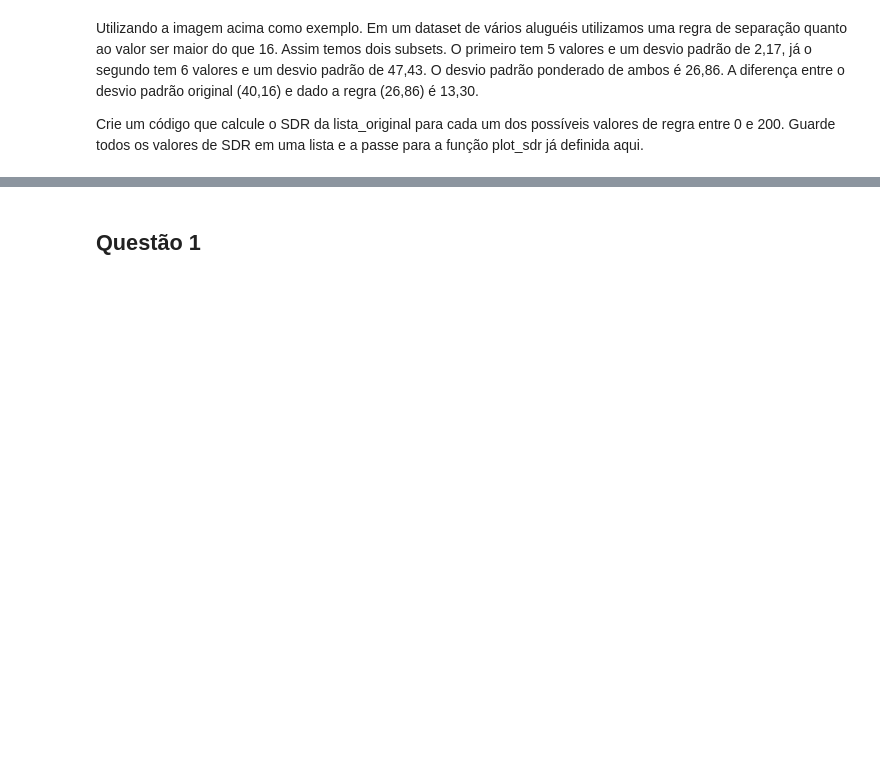
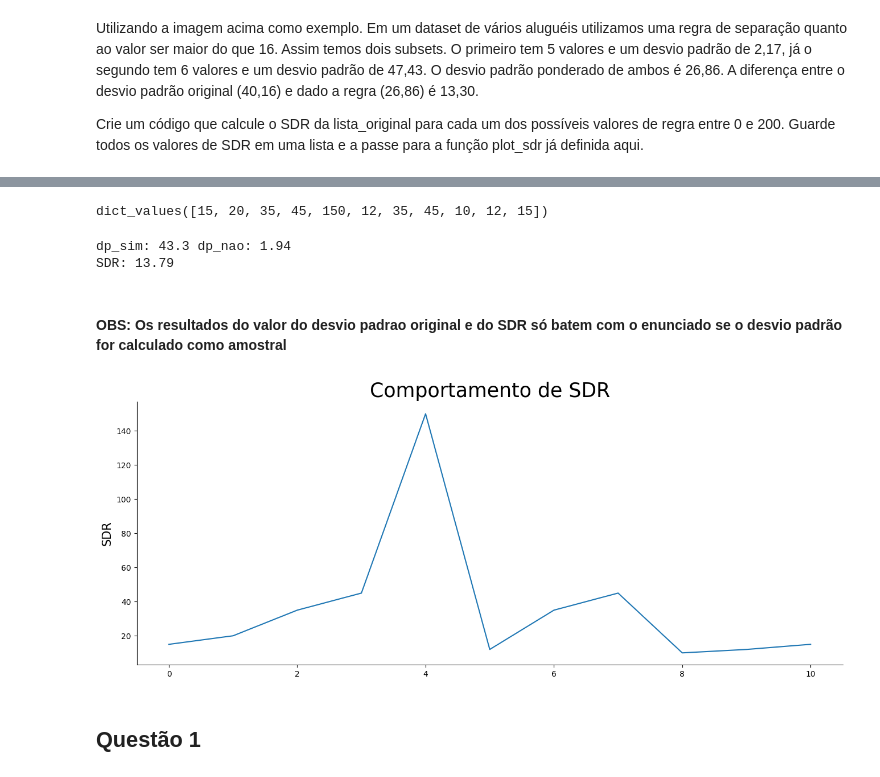
Before and after one commit to linocesar/pos-iesb, a Jupyter notebook: python/listas/lista001.ipynb, the cells around one changed output, grey strips where cells are left out. Cells and saved outputs as stored; diff of their text form; code cells hidden in the pictures; blank space fills up the shorter version.

```diff
--- a/python/listas/lista001.ipynb
+++ b/python/listas/lista001.ipynb
@@ -197,3 +195,6 @@ Onde :
 Utilizando a imagem acima como exemplo. Em um dataset de vários aluguéis utilizamos uma regra de separação quanto ao valor ser maior do que 16. Assim temos dois subsets. O primeiro tem 5 valores e um desvio padrão de 2,17, já o segundo tem 6 valores e um desvio padrão de 47,43. O desvio padrão ponderado de ambos é 26,86. A diferença entre o desvio padrão original (40,16) e dado a regra (26,86) é 13,30.
 
 Crie um código que calcule o SDR da lista_original para cada um dos possíveis valores de regra entre 0 e 200. Guarde todos os valores de SDR em uma lista e a passe para a função plot_sdr já definida aqui.
+# %%
+alugueis = {'A': 15, 'B': 20, 'C': 35, 'D': 45, 'E': 150, 'F': 12, 'G': 35, 'H': 45, 'I': 10, 'J': 12, 'K': 15}
+alugueis
@@ -199,0 +213,4 @@ Crie um código que calcule o SDR da lista_original para cada um dos possíveis
+# %%
+print(alugueis.values())
+# %% [output]
+dict_values([15, 20, 35, 45, 150, 12, 35, 45, 10, 12, 15])
@@ -200,3 +234,11 @@ Crie um código que calcule o SDR da lista_original para cada um dos possíveis
+# %%
+desvio = sdr_calculator(alugueis)
+print(f'SDR: {desvio}')
+# %% [output]
+dp_sim: 43.3 dp_nao: 1.94
+SDR: 13.79
+# %% [markdown]
+#### OBS: Os resultados do valor do desvio padrao original e do SDR só batem com o enunciado se o desvio padrão for calculado como amostral
 # %%
 import matplotlib.pyplot as plt
 
@@ -211,6 +253,10 @@ def plot_sdr(lista_de_sdr):
     ax.plot(lista_de_sdr)
 
     plt.show()
+# %%
+plot_sdr(alugueis.values())
+# %% [output]
+[figure, added]
 # %% [markdown]
 ## Questão 1
 # %% [raw]
```
Also changed, not shown: parts of 9 cells of this notebook.
